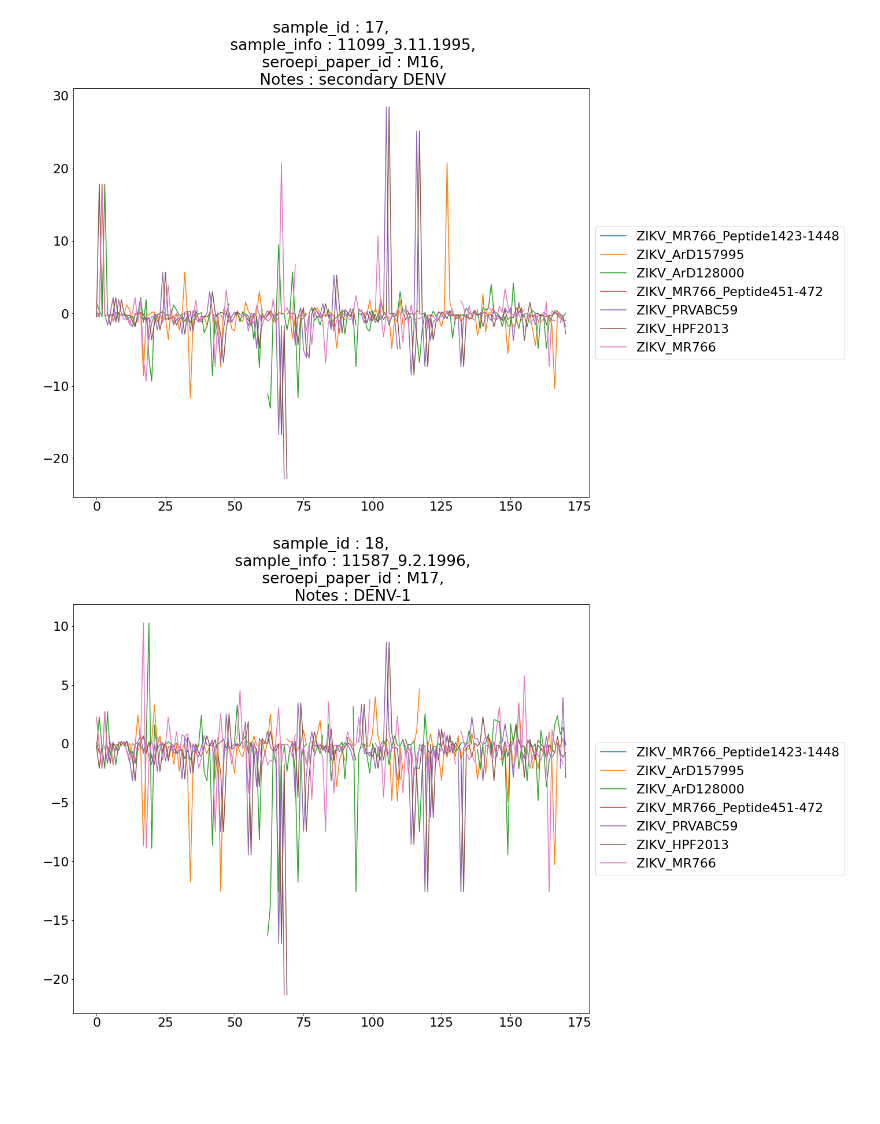
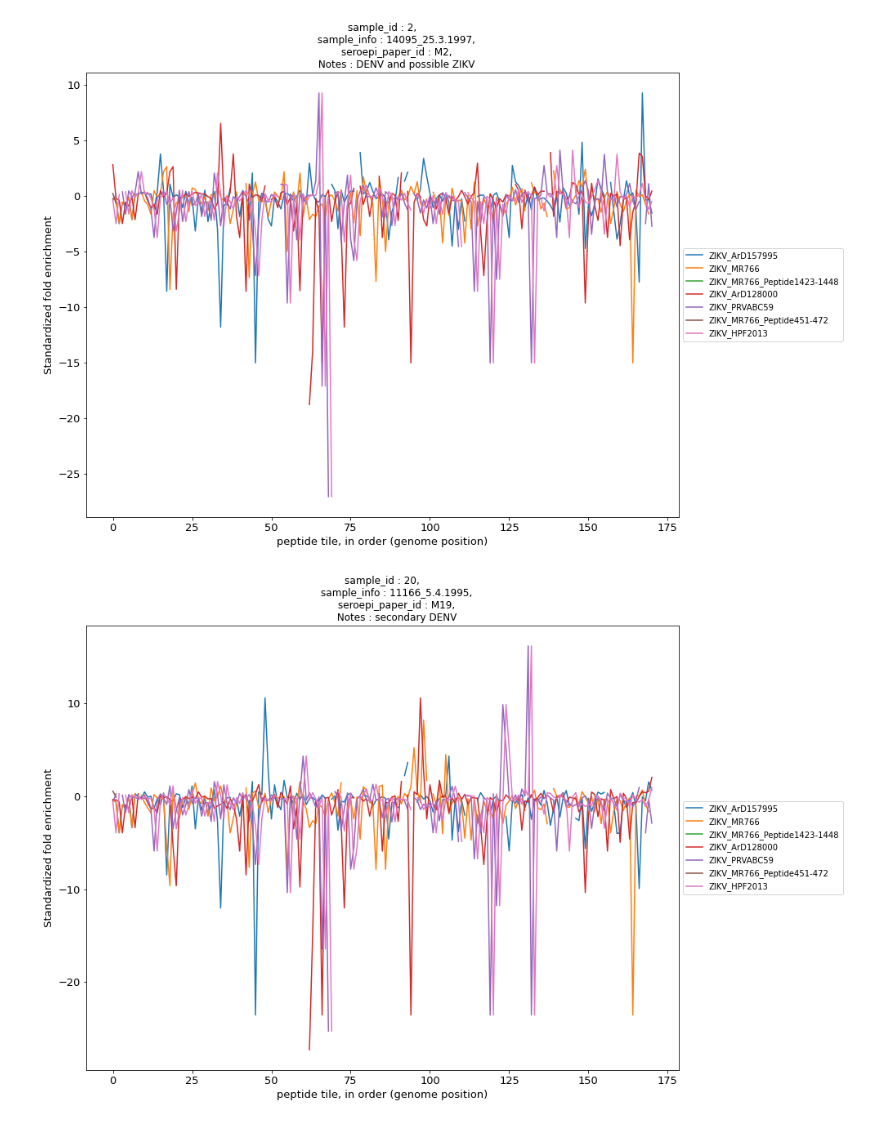
Before and after one commit to matsengrp/phippery, a Jupyter notebook: scrips/phip_analysis_python.ipynb, the cells around one changed output. Saved outputs shown, nothing was run; the diff lists cells and outputs as text; code cells hidden in the pictures; blank space fills up the shorter version.

```diff
--- a/scrips/phip_analysis_python.ipynb
+++ b/scrips/phip_analysis_python.ipynb
@@ -1,7 +1,6 @@
 # %%
 from phip_data import *
 %matplotlib inline
-plt.rcParams.update({'font.size': 22})
 
 # Set some constants
 DD = "../empirical_data"
@@ -31,18 +30,23 @@ assert(set(raw_counts.index) == set(peptide_metadata.index))
 
 # Now we need to look at correlation between the technical replicates
 library_control, technical_rep_1, technical_rep_2 = extract_sample_info(raw_counts)
-# TODO : order bar graph
 correlations, samples = prune_non_correlated_replicate_samples(
     raw_counts,
     technical_rep_1,
     technical_rep_2)
 
-fig, ax = plt.subplots(1)
+fig, ax = plt.subplots(figsize=(13, 10))
 for item in ([ax.title, ax.xaxis.label, ax.yaxis.label] +
              ax.get_xticklabels() + ax.get_yticklabels()):
     item.set_fontsize(10)
-ax.bar(samples, [c[0] for c in correlations])
-ax.axhline(y=corr_thresh)
+
+correlations = [c[0] for c in correlations]
+samples = [x for _,x in sorted(zip(correlations,samples))]
+ax.bar(samples, sorted(correlations))
+ax.axhline(y=corr_thresh, color="black", label = "Threshold")
+ax.set_ylabel(f"technical replicate correlation")
+ax.set_xlabel(f"sample id")
+ax.legend(loc='center left', bbox_to_anchor=(1, 0.5))
 fig.set_size_inches(10,5)
 #fig.savefig(os.path.join(out_dir,"technical_replicates_correlation.pdf"))
 plt.show()
@@ -51,37 +55,49 @@ plt.show()
 # %%
 standardized_enrichment = get_standardized_enrichment(raw_counts)
-### Extract ZIKA, DENGUE, and HIV specific strains for "sample".
 
 #strain_pattern = "HIV.+"
 #strain_pattern = "DENV.+"
 strain_pattern = "ZIKV.+"
 
+# samples to look at, this could also be done
+# by querying the sample metadata
+samples = standardized_enrichment.columns[9:14]
+
 all_strains = set(peptide_metadata["Virus_Strain"])
 selected_strains = [re.match(strain_pattern,f"{strain}")[0]
     for strain in all_strains
     if re.match(strain_pattern,f"{strain}") != None]
-samples = standardized_enrichment.columns
 
-for sample in samples[6:9]:
+for sample in samples:
     if sample == library_control: continue
 
-    fig, ax = plt.subplots(figsize=(16, 13))
+    fig, ax = plt.subplots(figsize=(13, 10))
+    for item in ([ax.title, ax.xaxis.label, ax.yaxis.label] +
+             ax.get_xticklabels() + ax.get_yticklabels()):
+        item.set_fontsize(13)
+
     for strain in selected_strains:
         strain_index = peptide_metadata[peptide_metadata["Virus_Strain"] == strain].index
         ax.plot(list(range(len(strain_index))),
                 standardized_enrichment[sample][strain_index],
                 label = strain)
+
+    # TODO : we should make these string, or the the
+    # header for counts data integers ... ?
     sample = int(sample)
+
     sample_info = sample_metadata["sample_info"][sample]
     seroepi_paper_id = sample_metadata["seroepi_paper_id"][sample]
     notes = sample_metadata["Notes"][sample]
     ax.set_title(
         f"sample_id : {sample},\n \
         sample_info : {sample_info},\n \
         seroepi_paper_id : {seroepi_paper_id},\n \
         Notes : {notes}")
     ax.legend(loc='center left', bbox_to_anchor=(1, 0.5))
+    ax.set_ylabel(f"Standardized fold enrichment")
+    ax.set_xlabel(f"peptide tile, in order (genome position)")
     plt.show()
 # %% [output]
-[figure, old version]
+[figure, new version]
-[figure, old version]
+[figure, new version]
```
Also changed, not shown: parts of 2 cells of this notebook.
